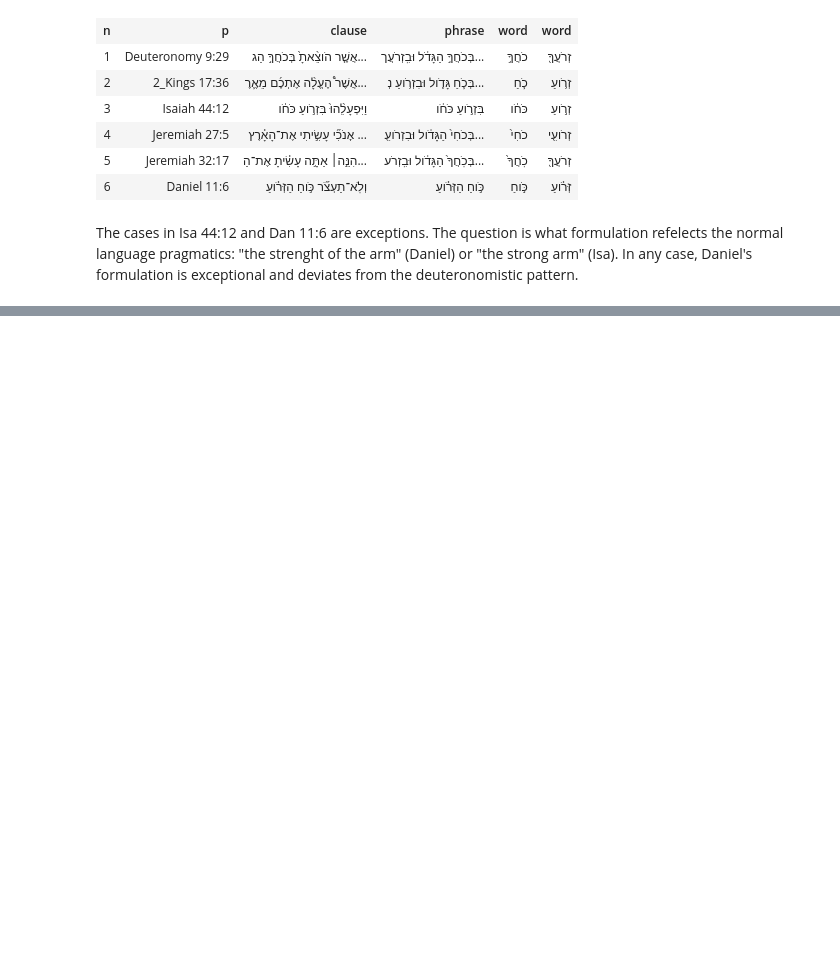
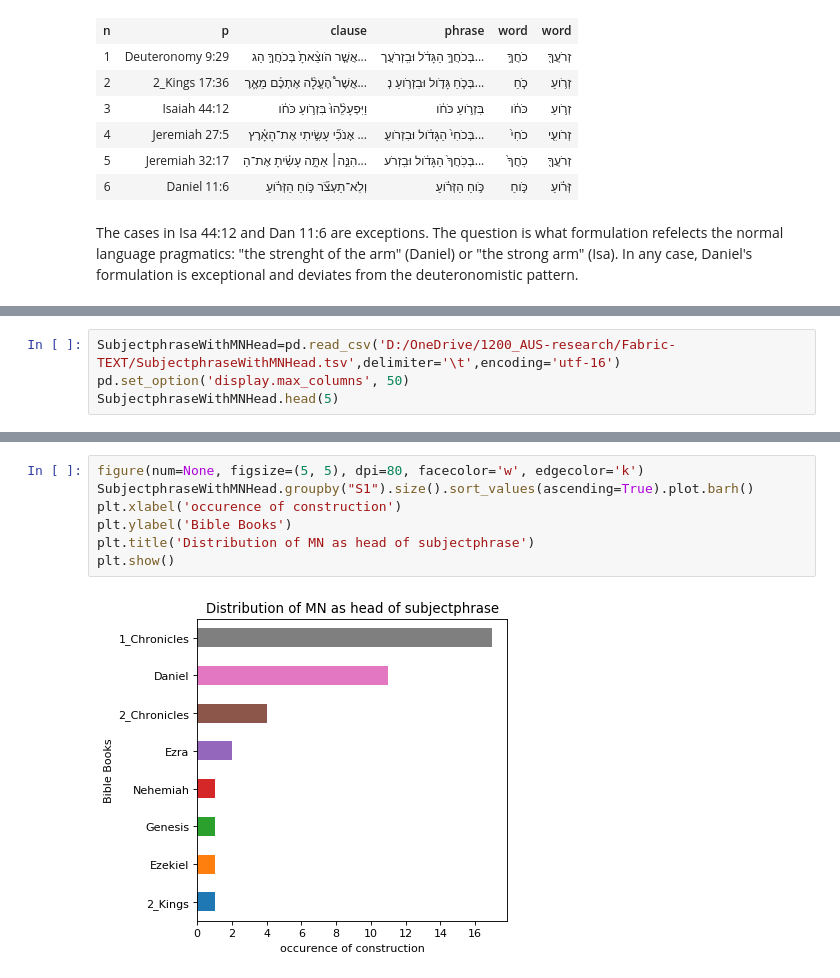
Before and after one commit to oliverglanz/Text-Fabric, a Jupyter notebook: Daniel11/0000_ETCBC-TF_2002-BHS_Daniel11_research_o.glanz_prof-edition.ipynb, the cells around one changed output, grey strips where cells are left out. Saved outputs shown, nothing was run; the diff lists cells and outputs as text; blank space fills up the shorter version.

```diff
--- a/Daniel11/0000_ETCBC-TF_2002-BHS_Daniel11_research_o.glanz_prof-edition.ipynb
+++ b/Daniel11/0000_ETCBC-TF_2002-BHS_Daniel11_research_o.glanz_prof-edition.ipynb
@@ -637,0 +842,4 @@ In any case, Daniel's formulation is exceptional and deviates from the deuterono
+# %%
+SubjectphraseWithMNHead=pd.read_csv('D:/OneDrive/1200_AUS-research/Fabric-TEXT/SubjectphraseWithMNHead.tsv',delimiter='\t',encoding='utf-16')
+pd.set_option('display.max_columns', 50)
+SubjectphraseWithMNHead.head(5)
@@ -637,0 +865,9 @@ In any case, Daniel's formulation is exceptional and deviates from the deuterono
+# %%
+figure(num=None, figsize=(5, 5), dpi=80, facecolor='w', edgecolor='k')
+SubjectphraseWithMNHead.groupby("S1").size().sort_values(ascending=True).plot.barh()
+plt.xlabel('occurence of construction')
+plt.ylabel('Bible Books')
+plt.title('Distribution of MN as head of subjectphrase')
+plt.show()
+# %% [output]
+[figure, added]
```
Also changed, not shown: parts of 57 cells of this notebook.
